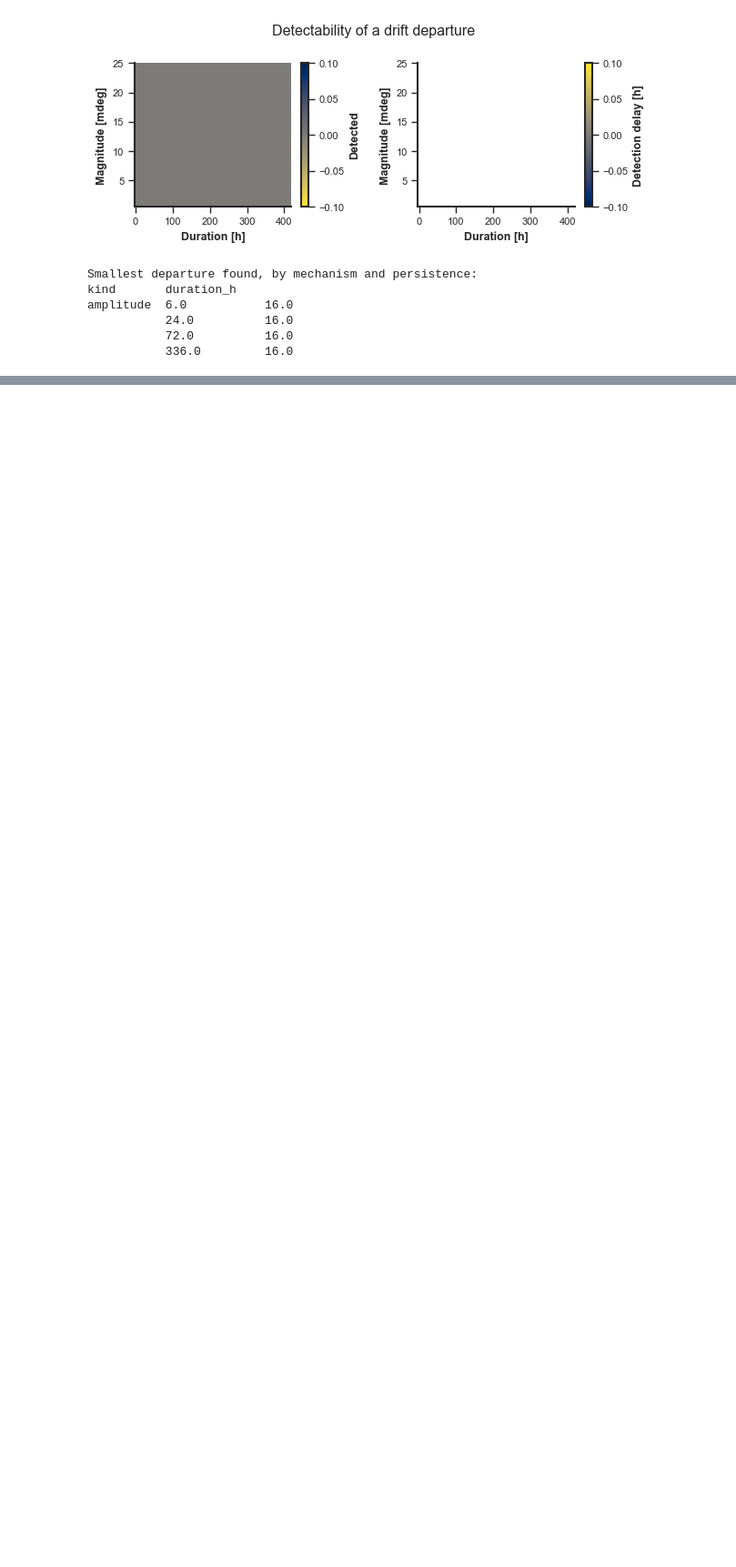
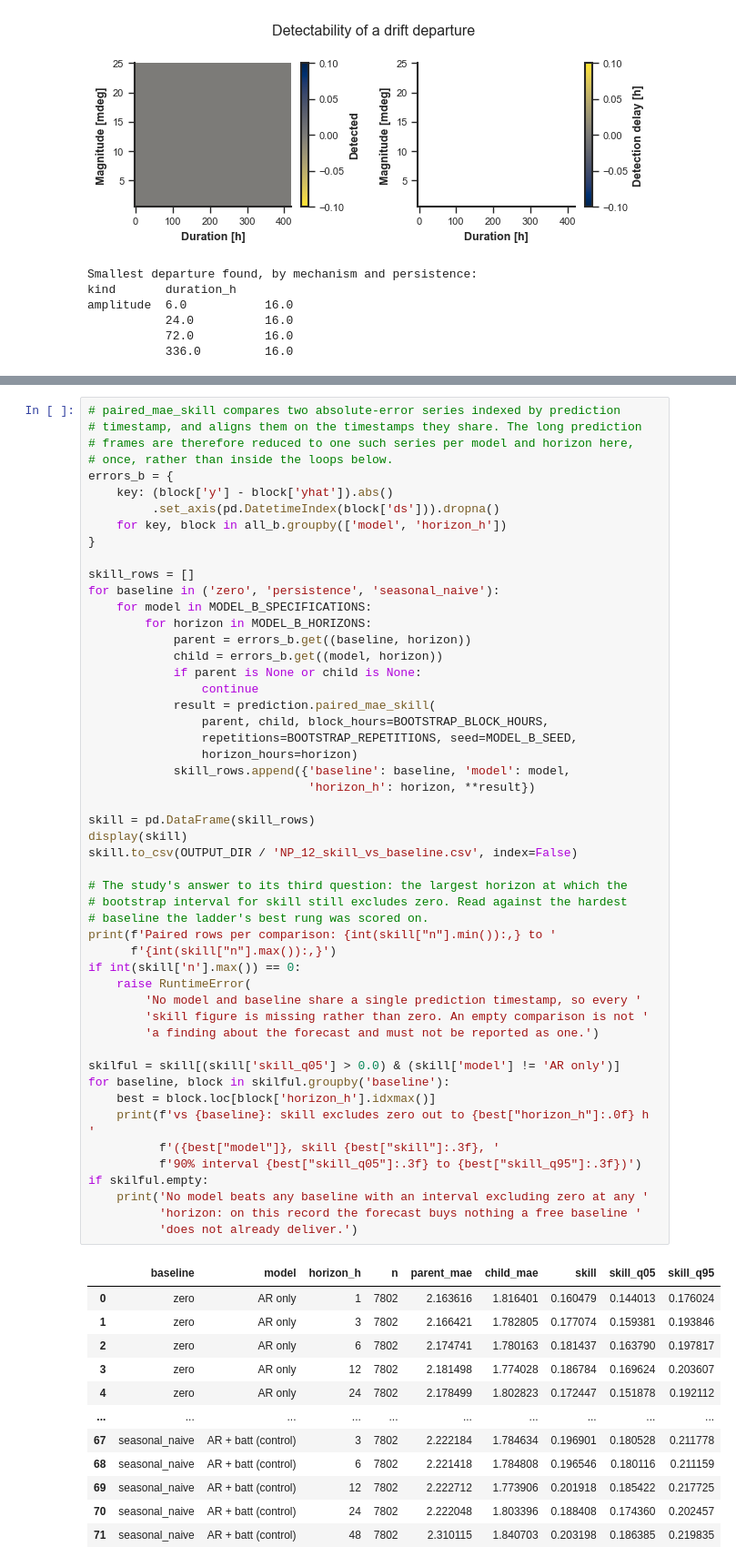
Before and after one commit to eugeniomoreira-iaud/neuralprophet-shm, a Jupyter notebook: studies/04_neuralprophet_inclination_prediction/neuralprophet_inclination_prediction_study.ipynb, the cells around one changed output, grey strips where cells are left out. Shown at 91% size. Drawn from its saved outputs; the diff is of its cells as text; blank space fills up the shorter version.

```diff
--- a/studies/04_neuralprophet_inclination_prediction/neuralprophet_inclination_prediction_study.ipynb
+++ b/studies/04_neuralprophet_inclination_prediction/neuralprophet_inclination_prediction_study.ipynb
@@ -1316,0 +1495,64 @@ amplitude  6.0           16.0
+# %%
+# paired_mae_skill compares two absolute-error series indexed by prediction
+# timestamp, and aligns them on the timestamps they share. The long prediction
+# frames are therefore reduced to one such series per model and horizon here,
+# once, rather than inside the loops below.
+errors_b = {
+    key: (block['y'] - block['yhat']).abs()
+         .set_axis(pd.DatetimeIndex(block['ds'])).dropna()
+    for key, block in all_b.groupby(['model', 'horizon_h'])
+}
+
+skill_rows = []
+for baseline in ('zero', 'persistence', 'seasonal_naive'):
+    for model in MODEL_B_SPECIFICATIONS:
+        for horizon in MODEL_B_HORIZONS:
+            parent = errors_b.get((baseline, horizon))
+            child = errors_b.get((model, horizon))
+            if parent is None or child is None:
+                continue
+            result = prediction.paired_mae_skill(
+                parent, child, block_hours=BOOTSTRAP_BLOCK_HOURS,
+                repetitions=BOOTSTRAP_REPETITIONS, seed=MODEL_B_SEED,
+                horizon_hours=horizon)
+            skill_rows.append({'baseline': baseline, 'model': model,
+                               'horizon_h': horizon, **result})
+
+skill = pd.DataFrame(skill_rows)
+display(skill)
+skill.to_csv(OUTPUT_DIR / 'NP_12_skill_vs_baseline.csv', index=False)
+
+# The study's answer to its third question: the largest horizon at which the
+# bootstrap interval for skill still excludes zero. Read against the hardest
+# baseline the ladder's best rung was scored on.
+print(f'Paired rows per comparison: {int(skill["n"].min()):,} to '
+      f'{int(skill["n"].max()):,}')
+if int(skill['n'].max()) == 0:
+    raise RuntimeError(
+        'No model and baseline share a single prediction timestamp, so every '
+        'skill figure is missing rather than zero. An empty comparison is not '
+        'a finding about the forecast and must not be reported as one.')
+
+skilful = skill[(skill['skill_q05'] > 0.0) & (skill['model'] != 'AR only')]
+for baseline, block in skilful.groupby('baseline'):
+    best = block.loc[block['horizon_h'].idxmax()]
+    print(f'vs {baseline}: skill excludes zero out to {best["horizon_h"]:.0f} h '
+          f'({best["model"]}, skill {best["skill"]:.3f}, '
+          f'90% interval {best["skill_q05"]:.3f} to {best["skill_q95"]:.3f})')
+if skilful.empty:
+    print('No model beats any baseline with an interval excluding zero at any '
+          'horizon: on this record the forecast buys nothing a free baseline '
+          'does not already deliver.')
+# %% [output]
+|  | baseline | model | horizon_h | n | parent_mae | child_mae | skill | skill_q05 | skill_q95 |
+| 0 | zero | AR only | 1 | 7802 | 2.163616 | 1.816401 | 0.160479 | 0.144013 | 0.176024 |
+| 1 | zero | AR only | 3 | 7802 | 2.166421 | 1.782805 | 0.177074 | 0.159381 | 0.193846 |
+| 2 | zero | AR only | 6 | 7802 | 2.174741 | 1.780163 | 0.181437 | 0.163790 | 0.197817 |
+| 3 | zero | AR only | 12 | 7802 | 2.181498 | 1.774028 | 0.186784 | 0.169624 | 0.203607 |
+| 4 | zero | AR only | 24 | 7802 | 2.178499 | 1.802823 | 0.172447 | 0.151878 | 0.192112 |
+| ... | ... | ... | ... | ... | ... | ... | ... | ... | ... |
+| 67 | seasonal_naive | AR + batt (control) | 3 | 7802 | 2.222184 | 1.784634 | 0.196901 | 0.180528 | 0.211778 |
+| 68 | seasonal_naive | AR + batt (control) | 6 | 7802 | 2.221418 | 1.784808 | 0.196546 | 0.180116 | 0.211159 |
+| 69 | seasonal_naive | AR + batt (control) | 12 | 7802 | 2.222712 | 1.773906 | 0.201918 | 0.185422 | 0.217725 |
+| 70 | seasonal_naive | AR + batt (control) | 24 | 7802 | 2.222048 | 1.803396 | 0.188408 | 0.174360 | 0.202457 |
+| 71 | seasonal_naive | AR + batt (control) | 48 | 7802 | 2.310115 | 1.840703 | 0.203198 | 0.186385 | 0.219835 |
```
Also changed, not shown: parts of 12 cells of this notebook, 1 other file.
